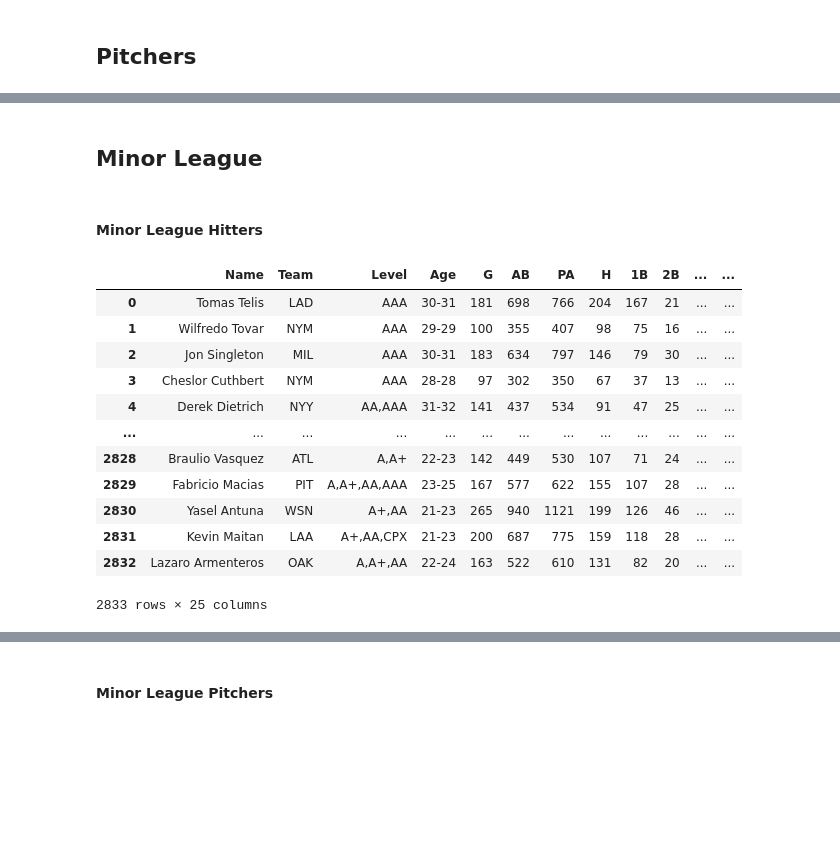
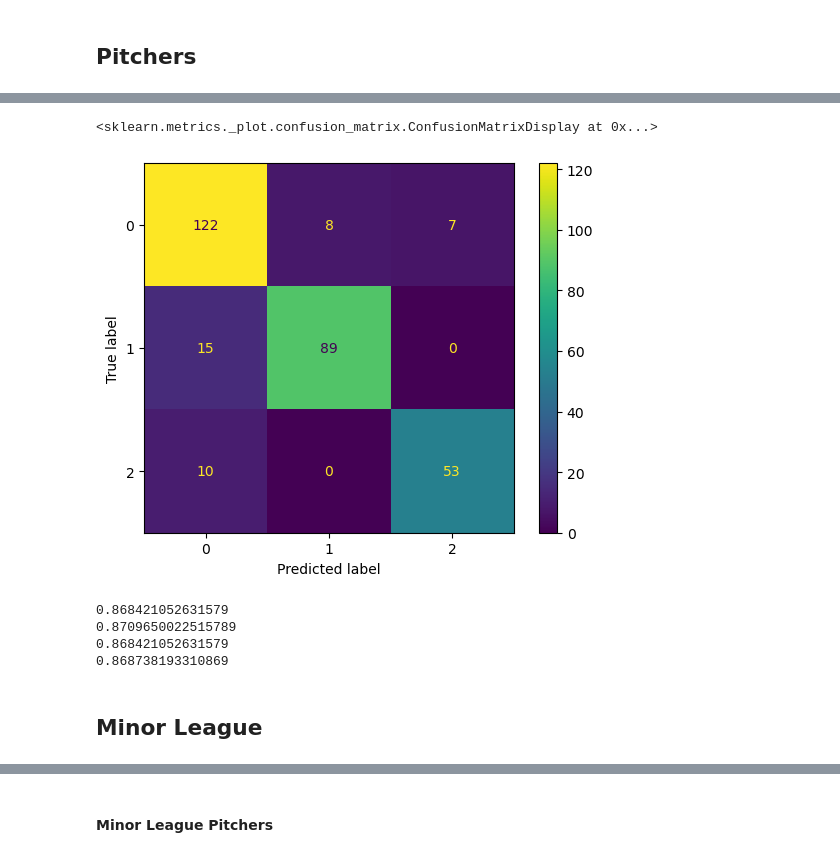
Before and after one commit to Kellyajara/MLB-MiLB-Classification, a Jupyter notebook: Data Wrangling 1 .ipynb, the cells around one changed output, grey strips where cells are left out. Cells and saved outputs as stored; diff of their text form; code cells hidden in the pictures; blank space fills up the shorter version.

```diff
--- a/Data Wrangling 1 .ipynb
+++ b/Data Wrangling 1 .ipynb
@@ -62,0 +200,17 @@ hitters
+# %%
+MLB_Feats = ['p_game', 'p_formatted_ip', 'pa', 'ab', 'hit', 'home_run','strikeout',
+            'walk','p_earned_run','p_run','p_save','p_blown_save','p_win','p_loss',
+            'p_balk','p_era']
+# %%
+X = MLB_Pitch[MLB_Feats]
+y = MLB_Pitch['WHIP_Rank']
+
+X_train, X_test, y_train, y_test = train_test_split(
+    X, y, test_size=0.30, random_state=42)
+# %%
+scaler = StandardScaler()
+
+scaler.fit(X_train)
+
+X_train_scaled = scaler.transform(X_train)
+X_test_scaled = scaler.transform(X_test)
@@ -62,0 +231,10 @@ hitters
+# %%
+MLB_Model = LogisticRegression(random_state=42)
+MLB_Model.fit(X_train_scaled, y_train)
+preds =MLB_Model.predict(X_test_scaled)
+# %%
+MLB_CM =confusion_matrix(y_test,preds);
+ConfusionMatrixDisplay(MLB_CM).plot()
+# %% [output]
+<sklearn.metrics._plot.confusion_matrix.ConfusionMatrixDisplay at 0x...>
+[figure, added]
@@ -63,21 +243,16 @@ hitters
+# %%
+accuracy = accuracy_score(y_test, test_preds)
+print(accuracy)
+precision = precision_score(y_test, test_preds, average = 'weighted')
+print(precision)
+recall = recall_score(y_test, test_preds, average = 'weighted')
+print(recall)
+f1 = f1_score(y_test, test_preds, average = 'weighted')
+print(f1)
+# %% [output]
+0.868421052631579
+0.8709650022515789
+0.868421052631579
+0.868738193310869
 # %% [markdown]
 ## Minor League
-# %% [markdown]
-#### Minor League Hitters
-# %%
-Min_hit = pd.read_csv('/Users/kellyjara/Desktop/Project3/Data/Minor League Hitters.csv')
-Min_hit
-# %% [output]
-|  | Name | Team | Level | Age | G | AB | PA | H | 1B | 2B | ... | ... |
-| 0 | Tomas Telis | LAD | AAA | 30-31 | 181 | 698 | 766 | 204 | 167 | 21 | ... | ... |
-| 1 | Wilfredo Tovar | NYM | AAA | 29-29 | 100 | 355 | 407 | 98 | 75 | 16 | ... | ... |
-| 2 | Jon Singleton | MIL | AAA | 30-31 | 183 | 634 | 797 | 146 | 79 | 30 | ... | ... |
-| 3 | Cheslor Cuthbert | NYM | AAA | 28-28 | 97 | 302 | 350 | 67 | 37 | 13 | ... | ... |
-| 4 | Derek Dietrich | NYY | AA,AAA | 31-32 | 141 | 437 | 534 | 91 | 47 | 25 | ... | ... |
-| ... | ... | ... | ... | ... | ... | ... | ... | ... | ... | ... | ... | ... |
-| 2828 | Braulio Vasquez | ATL | A,A+ | 22-23 | 142 | 449 | 530 | 107 | 71 | 24 | ... | ... |
-| 2829 | Fabricio Macias | PIT | A,A+,AA,AAA | 23-25 | 167 | 577 | 622 | 155 | 107 | 28 | ... | ... |
-| 2830 | Yasel Antuna | WSN | A+,AA | 21-23 | 265 | 940 | 1121 | 199 | 126 | 46 | ... | ... |
-| 2831 | Kevin Maitan | LAA | A+,AA,CPX | 21-23 | 200 | 687 | 775 | 159 | 118 | 28 | ... | ... |
-| 2832 | Lazaro Armenteros | OAK | A,A+,AA | 22-24 | 163 | 522 | 610 | 131 | 82 | 20 | ... | ... |
-2833 rows × 25 columns
```
Also changed, not shown: parts of 72 cells of this notebook, 2 other files.
